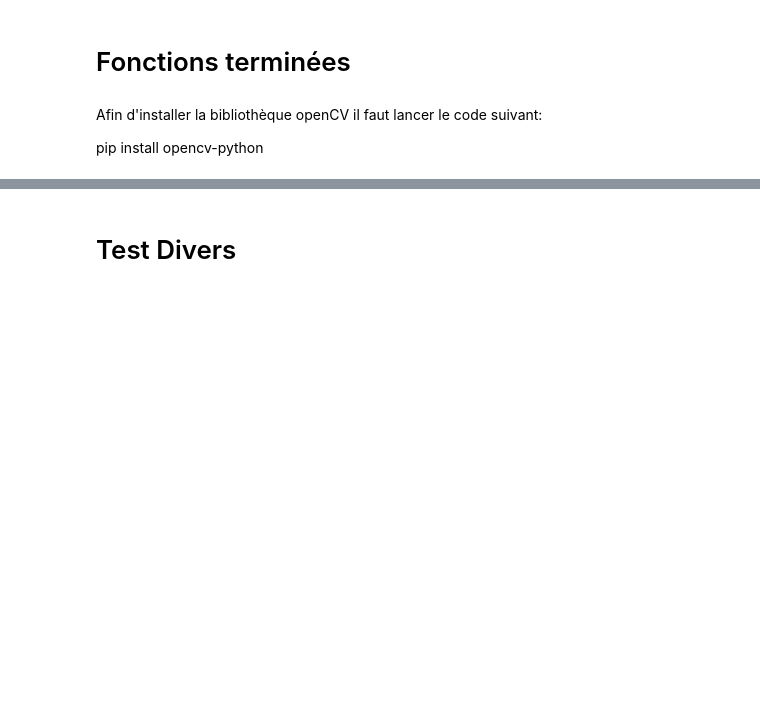
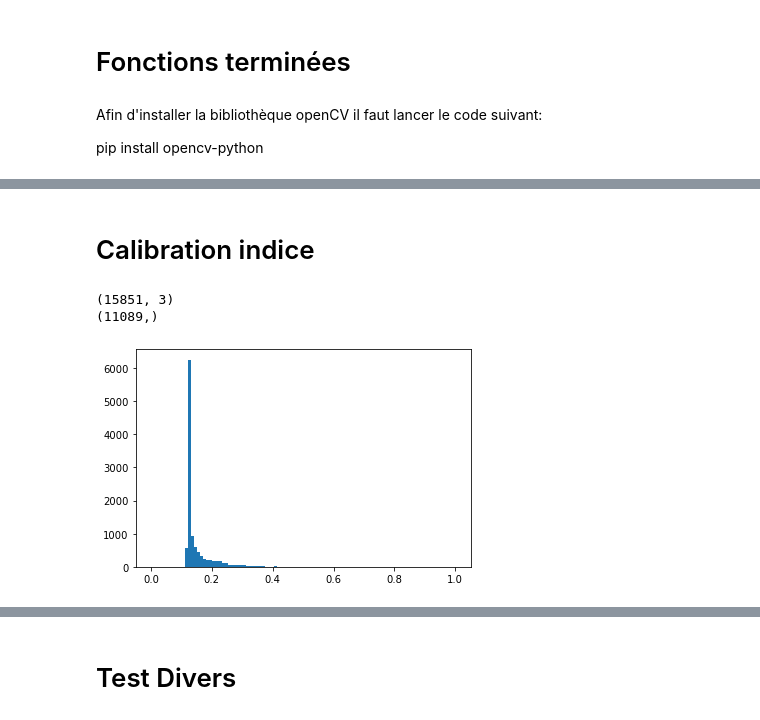
Before and after one commit to ArthurAmmeux/TAMAGI, a Jupyter notebook: GNSS.ipynb, the cells around one changed output, grey strips where cells are left out. Cells and saved outputs as stored; diff of their text form; code cells hidden in the pictures; blank space fills up the shorter version.

```diff
--- a/GNSS.ipynb
+++ b/GNSS.ipynb
@@ -500,0 +551,46 @@ Extracting the file now ...
+# %% [markdown]
+# Calibration indice
+# %%
+root = 'GNNS_index_data'
+dir_1 = os.listdir(root)
+n1 = len(dir_1)
+dir_2 = []
+dir_3 = []
+
+for dirs in dir_1:
+    dir_2.append(os.listdir(root+'/'+dirs))
+# %%
+
+for i in range(len(dir_2)):
+    list_mo = dir_2[i]
+    list_temp = []
+    for mo in list_mo:
+        list_temp.append(os.listdir(root+'/'+dir_1[i]+'/'+mo))
+
+    dir_3.append(list_temp)
+
+list_dir_final = []
+for i in range (len(dir_1)):
+    list_mo = dir_2[i]
+    for j in range (len(list_mo)):
+        mo = list_mo[j]
+        list_da = dir_3[i][j]
+        for da in list_da:
+            list_dir_final.append(root+'/'+dir_1[i]+'/'+mo+'/'+da)
+# %%
+total_array = np.zeros((1,3))
+for dir in list_dir_final:
+    partial_array = np.genfromtxt(dir, delimiter = ';')
+    total_array = np.concatenate((total_array, partial_array))
+
+print(total_array.shape)
+indices = total_array[:,2]
+indices = indices[total_array[:,0] != 0]
+print(indices.shape)
+# %% [output]
+(15851, 3)
+(11089,)
+# %%
+a = plt.hist(indices, bins=np.linspace(0,1,100))
+# %% [output]
+[figure, added]
```
Also changed, not shown: parts of 12 cells of this notebook.
